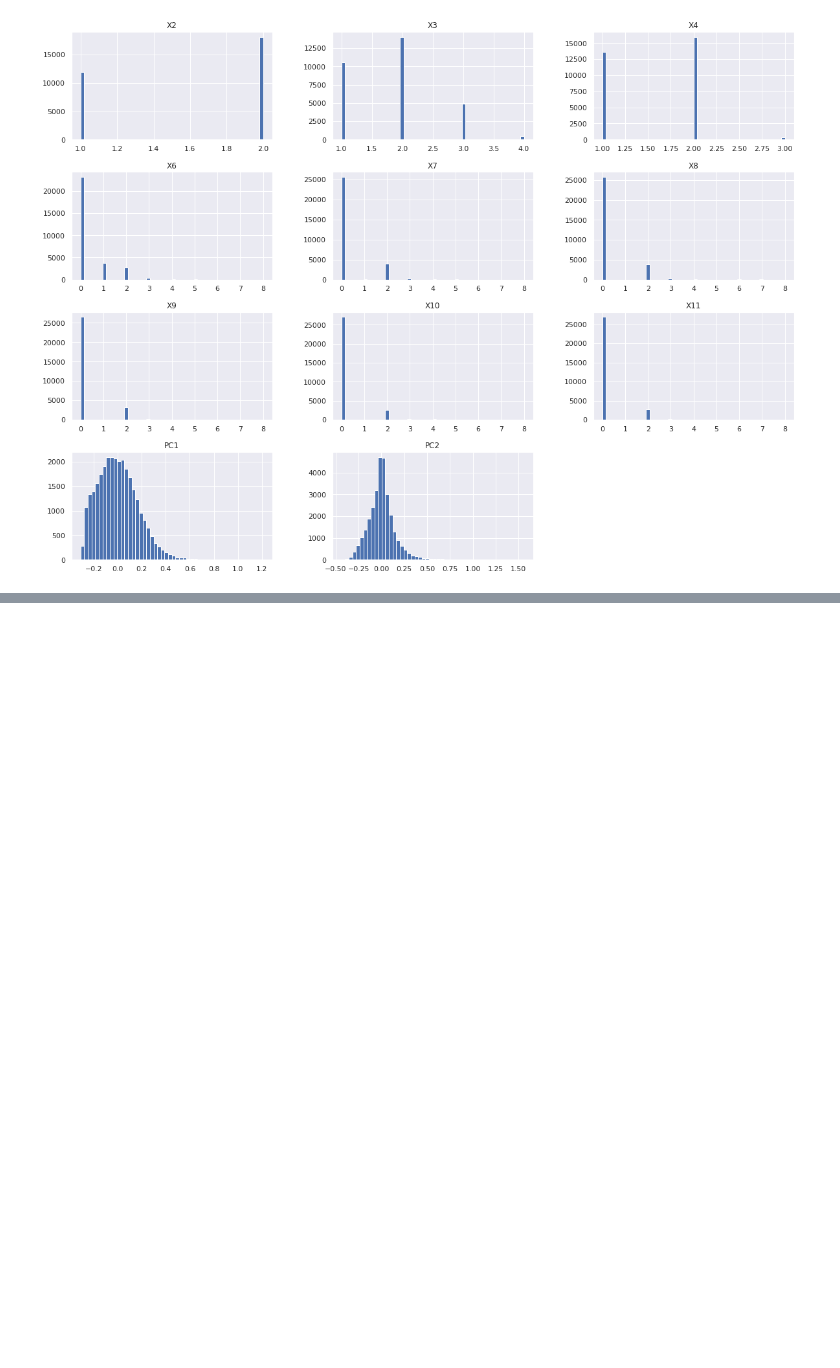
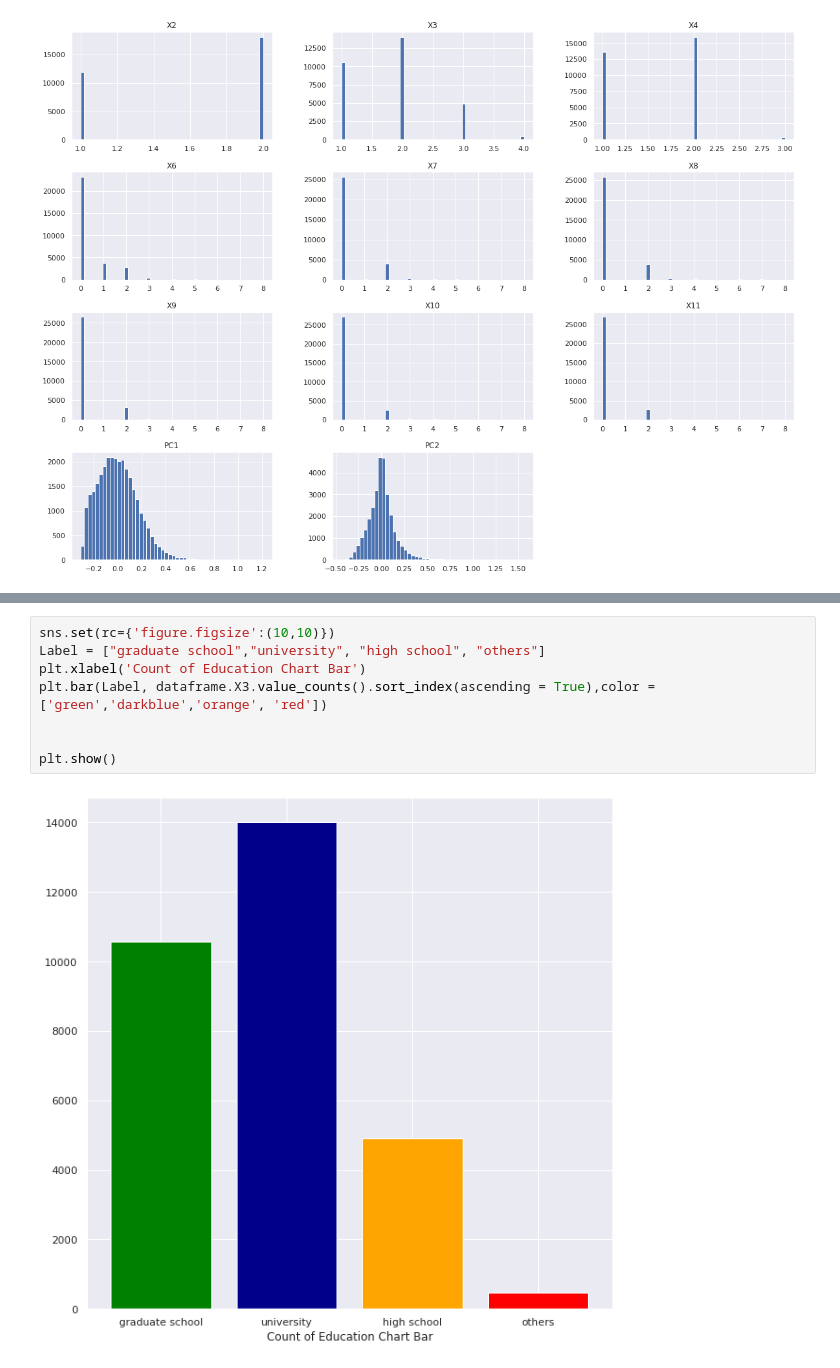
Before and after one commit to PosgradoMNA/actividades-de-aprendizaje-rafaelsangarcia, a Jupyter notebook: Semana6/Actividad/ Visualizacion_A01182780.ipynb, the cells around one changed output, grey strips where cells are left out. Saved outputs shown, nothing was run; the diff lists cells and outputs as text; blank space fills up the shorter version.

```diff
--- a/Semana6/Actividad/ Visualizacion_A01182780.ipynb
+++ b/Semana6/Actividad/ Visualizacion_A01182780.ipynb
@@ -742,0 +773,10 @@ plt.show()
+# %%
+sns.set(rc={'figure.figsize':(10,10)})
+Label = ["graduate school","university", "high school", "others"]
+plt.xlabel('Count of Education Chart Bar')
+plt.bar(Label, dataframe.X3.value_counts().sort_index(ascending = True),color = ['green','darkblue','orange', 'red'])
+
+
+plt.show()
+# %% [output]
+[figure, added]
```
Also changed, not shown: parts of 7 cells of this notebook.
